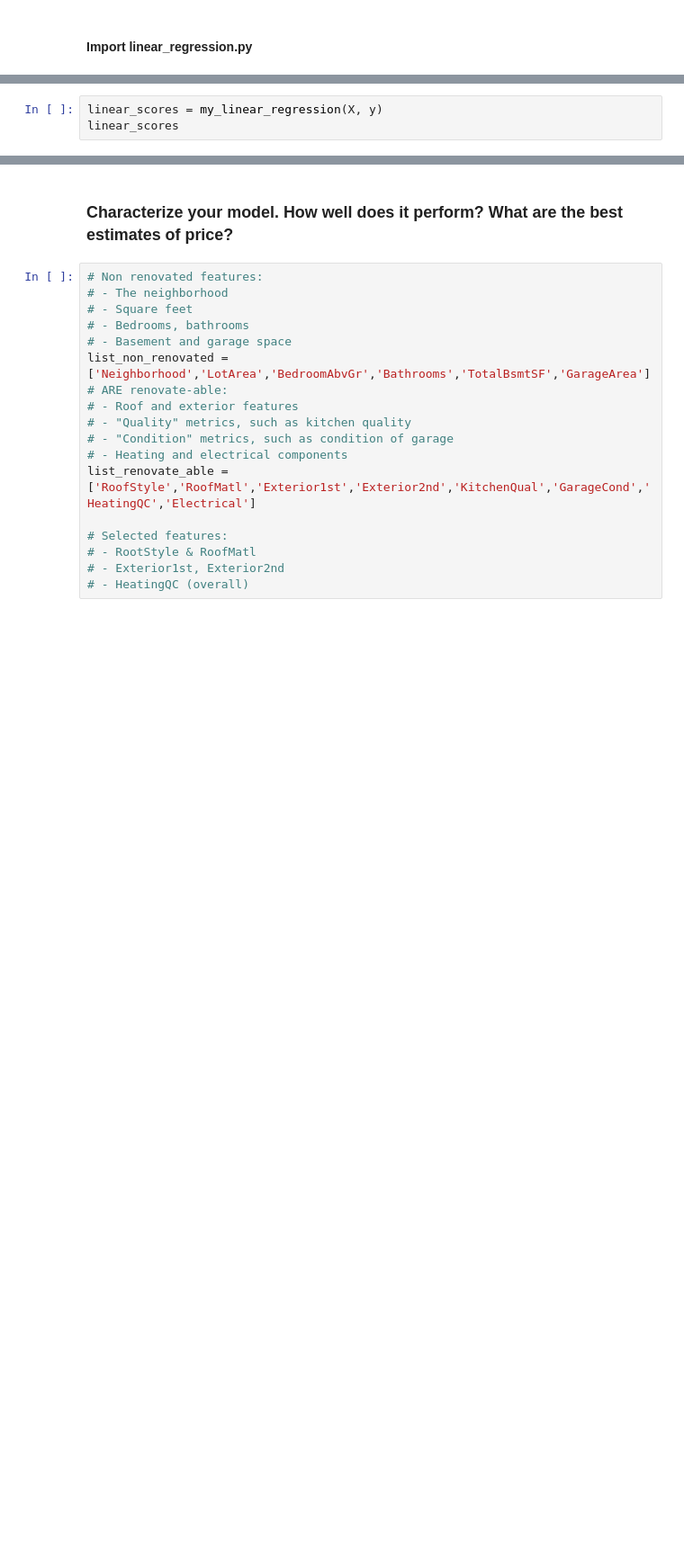
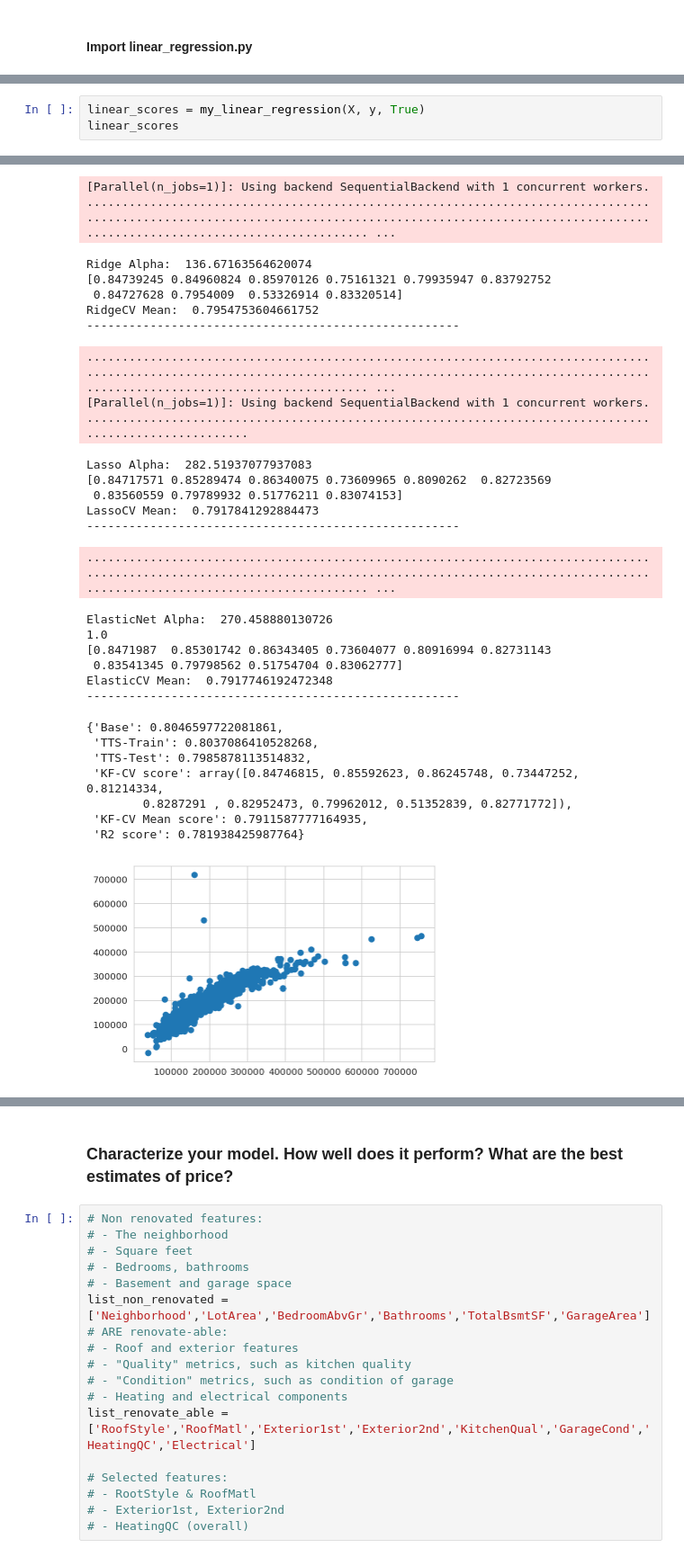
Before and after one commit to sealbamboo/DSme, a Jupyter notebook: Pro3/project-03-Shayne.ipynb, the cells around one changed output, grey strips where cells are left out. Shown at 90% size. Drawn from its saved outputs; the diff is of its cells as text; blank space fills up the shorter version.

```diff
--- a/Pro3/project-03-Shayne.ipynb
+++ b/Pro3/project-03-Shayne.ipynb
@@ -270,3 +273,4 @@ y.shape
 # %%
-linear_scores = my_linear_regression(X, y)
+linear_scores = my_linear_regression(X, y, True)
 linear_scores
+# %% [output]
@@ -273,3 +287,33 @@ linear_scores
+[Parallel(n_jobs=1)]: Using backend SequentialBackend with 1 concurrent workers.
+........................................................................................................................................................................................................ ...
+Ridge Alpha:  136.67163564620074
+[0.84739245 0.84960824 0.85970126 0.75161321 0.79935947 0.83792752
+ 0.84727628 0.7954009  0.53326914 0.83320514]
+RidgeCV Mean:  0.7954753604661752
+-----------------------------------------------------
+........................................................................................................................................................................................................ ...
+[Parallel(n_jobs=1)]: Using backend SequentialBackend with 1 concurrent workers.
+.......................................................................................................
+Lasso Alpha:  282.51937077937083
+[0.84717571 0.85289474 0.86340075 0.73609965 0.8090262  0.82723569
+ 0.83560559 0.79789932 0.51776211 0.83074153]
+LassoCV Mean:  0.7917841292884473
+-----------------------------------------------------
+........................................................................................................................................................................................................ ...
+ElasticNet Alpha:  270.458880130726
+1.0
+[0.8471987  0.85301742 0.86343405 0.73604077 0.80916994 0.82731143
+ 0.83541345 0.79798562 0.51754704 0.83062777]
+ElasticCV Mean:  0.7917746192472348
+-----------------------------------------------------
+{'Base': 0.8046597722081861,
+ 'TTS-Train': 0.8037086410528268,
+ 'TTS-Test': 0.7985878113514832,
+ 'KF-CV score': array([0.84746815, 0.85592623, 0.86245748, 0.73447252, 0.81214334,
+        0.8287291 , 0.82952473, 0.79962012, 0.51352839, 0.82771772]),
+ 'KF-CV Mean score': 0.7911587777164935,
+ 'R2 score': 0.781938425987764}
+[figure, added]
 # %%
 # POST-DATA
 y = house_post['SalePrice'].values
```
Also changed, not shown: parts of 20 cells of this notebook, 10 other files.
